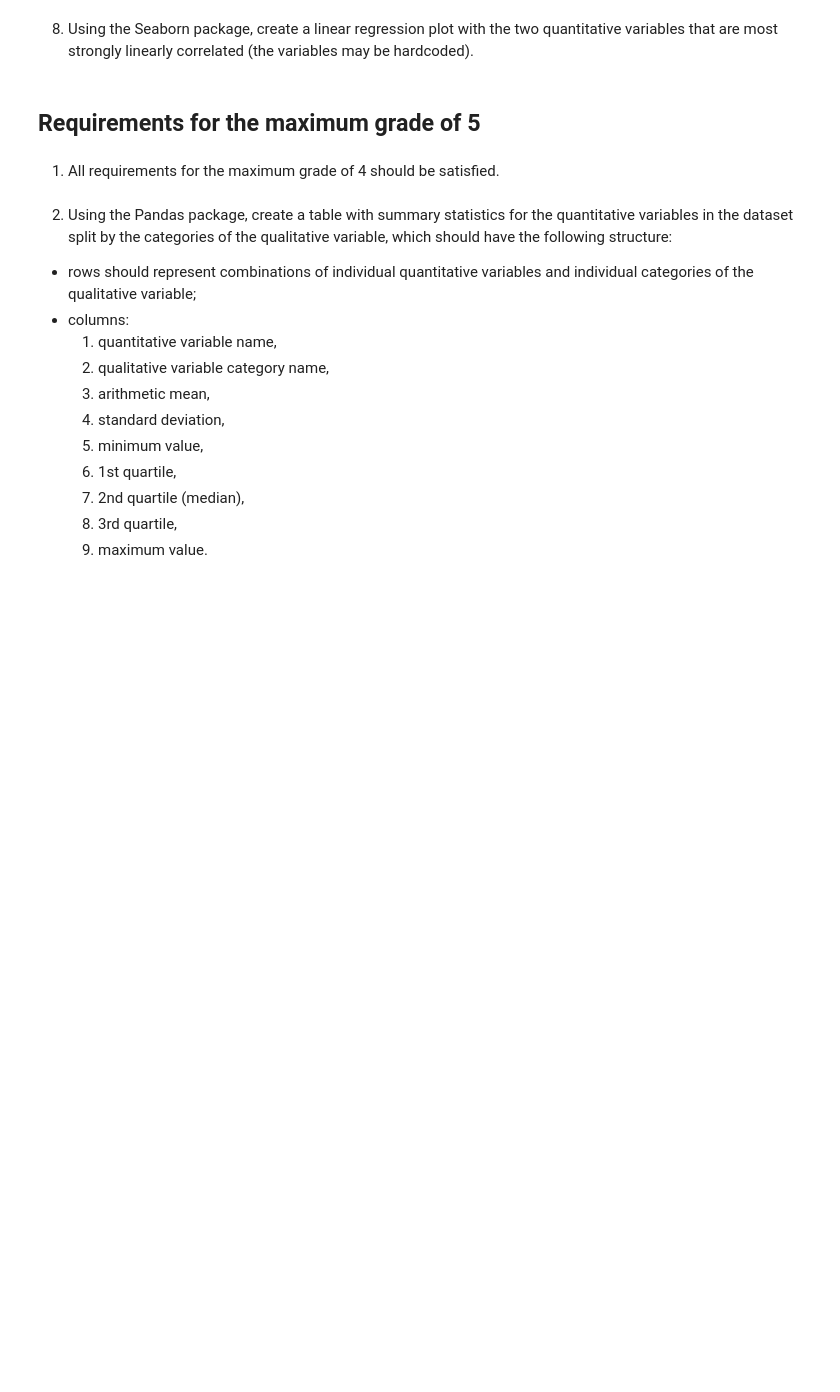
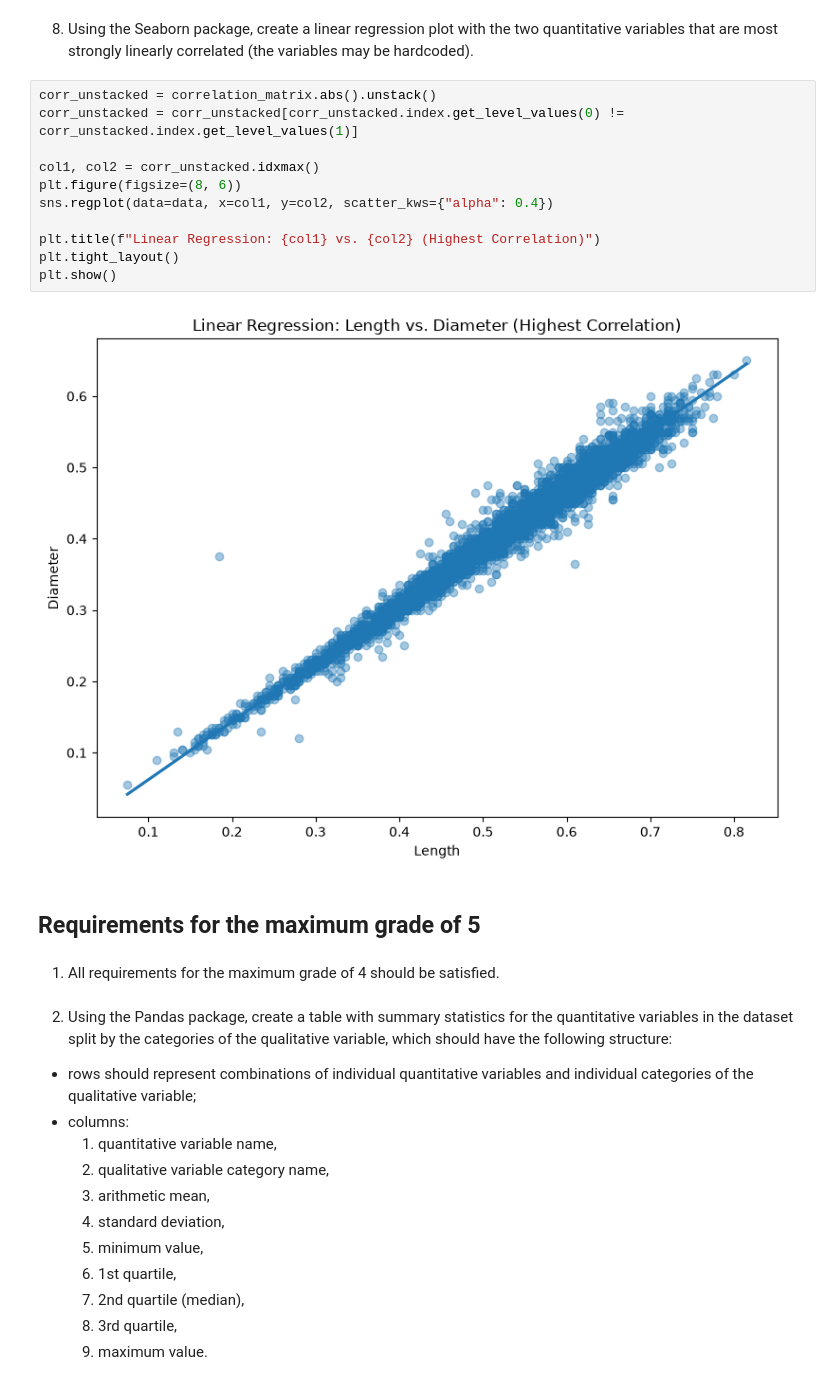
Before and after one commit to vsliednyk/Programming-in-Python, a Jupyter notebook: Assignment 1/assignment_1.ipynb, the cells around one changed output. Drawn from its saved outputs; the diff is of its cells as text; blank space fills up the shorter version.

```diff
--- a/Assignment 1/assignment_1.ipynb
+++ b/Assignment 1/assignment_1.ipynb
@@ -218,5 +281,18 @@ for histogram, unit in zip(quantitative_histograms.flat, units):
 # %% [markdown]
 8. Using the Seaborn package, create a linear regression plot with the two quantitative variables that are most strongly linearly correlated (the variables may be hardcoded).
+# %%
+corr_unstacked = correlation_matrix.abs().unstack()
+corr_unstacked = corr_unstacked[corr_unstacked.index.get_level_values(0) != corr_unstacked.index.get_level_values(1)]
+
+col1, col2 = corr_unstacked.idxmax()
+plt.figure(figsize=(8, 6))
+sns.regplot(data=data, x=col1, y=col2, scatter_kws={"alpha": 0.4})
+
+plt.title(f"Linear Regression: {col1} vs. {col2} (Highest Correlation)")
+plt.tight_layout()
+plt.show()
+# %% [output]
+[figure, added]
 # %% [markdown]
 ## Requirements for the maximum grade of 5
 # %% [markdown]
```
Also changed, not shown: parts of 8 cells of this notebook, 1 other file.
